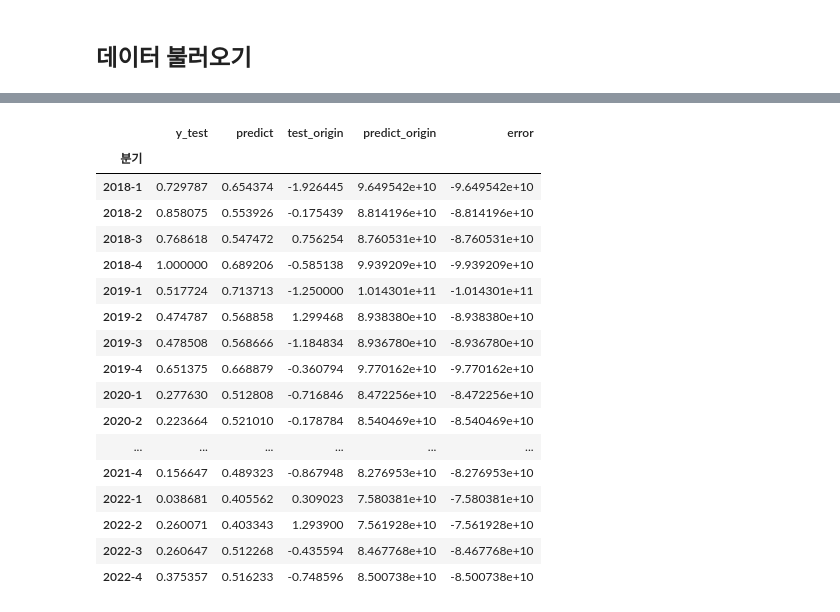
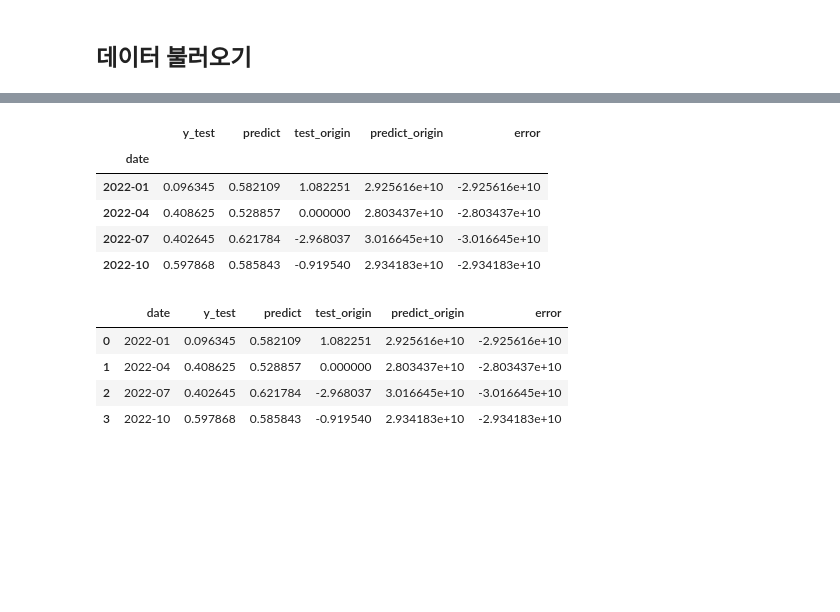
Before and after one commit to orjunge/Prediction_IndustriesSales, a Jupyter notebook: 3. LSTM_신촌동.ipynb, the cells around one changed output, grey strips where cells are left out. Saved outputs shown, nothing was run; the diff lists cells and outputs as text; code cells hidden in the pictures; blank space fills up the shorter version.

```diff
--- a/3. LSTM_신촌동.ipynb
+++ b/3. LSTM_신촌동.ipynb
@@ -434,0 +67,3 @@ Epoch 41: early stopping
+# %%
+df = df.reset_index()
+df
@@ -434,0 +180,10 @@ Epoch 41: early stopping
+# %%
+# 2분기 기점으로 예측 데이터 생성하는 함수 정의
+def make_dataset(X, y, window_size=2):
+    X_data = []
+    y_data = []
+    for start in np.arange(len(X) - window_size):
+        stop = start + window_size
+        X_data.append(X[start:stop, :])
+        y_data.append(y[stop])
+    return np.array(X_data), np.array(y_data)
@@ -434,0 +309,22 @@ Epoch 41: early stopping
+# %%
+### 모델 학습
+
+# 과대 적합을 방지하기 위한 조기 종료 설정
+early_stop = tf.keras.callbacks.EarlyStopping(monitor='val_loss',
+                                              verbose=1,
+                                              patience=2)
+
+# 최적의 학습 결과를 저장하기 위한 ModelCheckpoint 설정
+save_file_path = 'stock_model.h5'
+checkpoint = tf.keras.callbacks.ModelCheckpoint(save_file_path,
+                                                monitor='val_loss',
+                                                verbose=1,
+                                                save_best_only=True)
+
+# 학습 진행
+history = model.fit(X_train,
+                    y_train,
+                    epochs=100,
+                    validation_split=0.4,
+                    callbacks=[early_stop, checkpoint]
+                   )
@@ -460,8 +376,8 @@ print(pred)
 # %%
-## 평가용 데이터에 대한 예측의 결과 --> 데이터프레임 생성
+# 평가용 데이터에 대한 예측의 결과 --> 데이터프레임 생성
 df_test = pd.DataFrame(y_test, columns=['y_test'])
 df_test['predict'] = pred
-date = sin_food_quarter.iloc[-20:, 0]
+date = df.iloc[-4:, 0]
 df_test.index = date
 
 # 결과 확인하기
@@ -488,32 +392,26 @@ df_test
 # %%
 ### 평가용 데이터에 대한 예측의 결과 --> 스케일링 이전의 상태로 복원
 predict_inverse = mmsy.inverse_transform(pred)
-df_test['test_origin'] = sin_food_quarter.iloc[-len(pred):, 8].values
+df_test['test_origin'] = df.iloc[-len(pred):, 1].values
 df_test['predict_origin'] = predict_inverse
-
-error = df_test['test_origin'] - df_test['predict_origin']
+error = df_test.test_origin - df_test.predict_origin
 df_test['error'] = error
 
 # 결과 확인하기
 df_test
 # %% [output]
 |  | y_test | predict | test_origin | predict_origin | error |
-| 분기 |  |  |  |  |  |
-| 2018-1 | 0.729787 | 0.654374 | -1.926445 | 9.649542e+10 | -9.649542e+10 |
-| 2018-2 | 0.858075 | 0.553926 | -0.175439 | 8.814196e+10 | -8.814196e+10 |
-| 2018-3 | 0.768618 | 0.547472 | 0.756254 | 8.760531e+10 | -8.760531e+10 |
-| 2018-4 | 1.000000 | 0.689206 | -0.585138 | 9.939209e+10 | -9.939209e+10 |
-| 2019-1 | 0.517724 | 0.713713 | -1.250000 | 1.014301e+11 | -1.014301e+11 |
-| 2019-2 | 0.474787 | 0.568858 | 1.299468 | 8.938380e+10 | -8.938380e+10 |
-| 2019-3 | 0.478508 | 0.568666 | -1.184834 | 8.936780e+10 | -8.936780e+10 |
-| 2019-4 | 0.651375 | 0.668879 | -0.360794 | 9.770162e+10 | -9.770162e+10 |
-| 2020-1 | 0.277630 | 0.512808 | -0.716846 | 8.472256e+10 | -8.472256e+10 |
-| 2020-2 | 0.223664 | 0.521010 | -0.178784 | 8.540469e+10 | -8.540469e+10 |
-| ... | ... | ... | ... | ... | ... |
-| 2021-4 | 0.156647 | 0.489323 | -0.867948 | 8.276953e+10 | -8.276953e+10 |
-| 2022-1 | 0.038681 | 0.405562 | 0.309023 | 7.580381e+10 | -7.580381e+10 |
-| 2022-2 | 0.260071 | 0.403343 | 1.293900 | 7.561928e+10 | -7.561928e+10 |
-| 2022-3 | 0.260647 | 0.512268 | -0.435594 | 8.467768e+10 | -8.467768e+10 |
-| 2022-4 | 0.375357 | 0.516233 | -0.748596 | 8.500738e+10 | -8.500738e+10 |
+| date |  |  |  |  |  |
+| 2022-01 | 0.096345 | 0.582109 | 1.082251 | 2.925616e+10 | -2.925616e+10 |
+| 2022-04 | 0.408625 | 0.528857 | 0.000000 | 2.803437e+10 | -2.803437e+10 |
+| 2022-07 | 0.402645 | 0.621784 | -2.968037 | 3.016645e+10 | -3.016645e+10 |
+| 2022-10 | 0.597868 | 0.585843 | -0.919540 | 2.934183e+10 | -2.934183e+10 |
 # %%
 df_test = df_test.reset_index()
+df_test
+# %% [output]
+|  | date | y_test | predict | test_origin | predict_origin | error |
+| 0 | 2022-01 | 0.096345 | 0.582109 | 1.082251 | 2.925616e+10 | -2.925616e+10 |
+| 1 | 2022-04 | 0.408625 | 0.528857 | 0.000000 | 2.803437e+10 | -2.803437e+10 |
+| 2 | 2022-07 | 0.402645 | 0.621784 | -2.968037 | 3.016645e+10 | -3.016645e+10 |
+| 3 | 2022-10 | 0.597868 | 0.585843 | -0.919540 | 2.934183e+10 | -2.934183e+10 |
```
Also changed, not shown: parts of 50 cells of this notebook, 1 other file.
